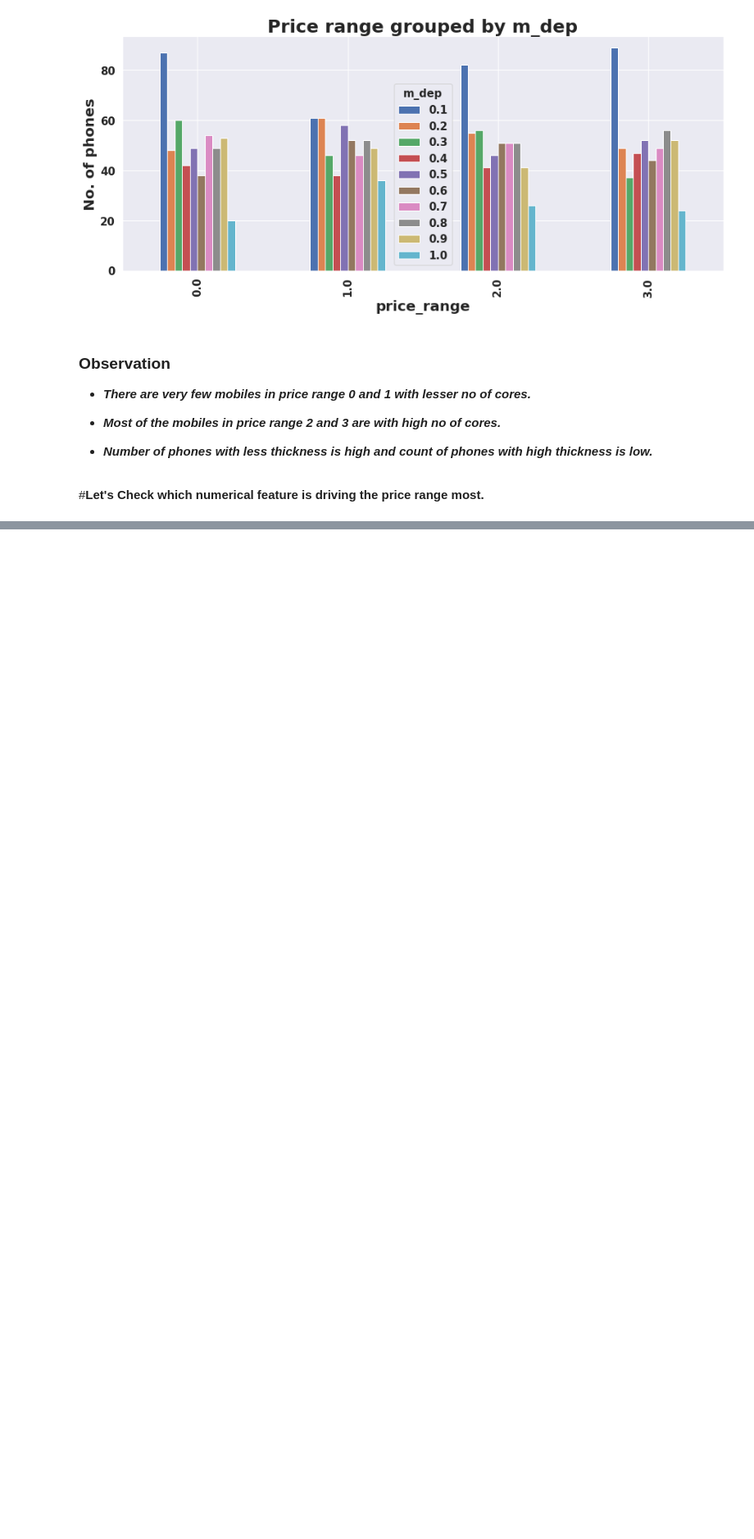
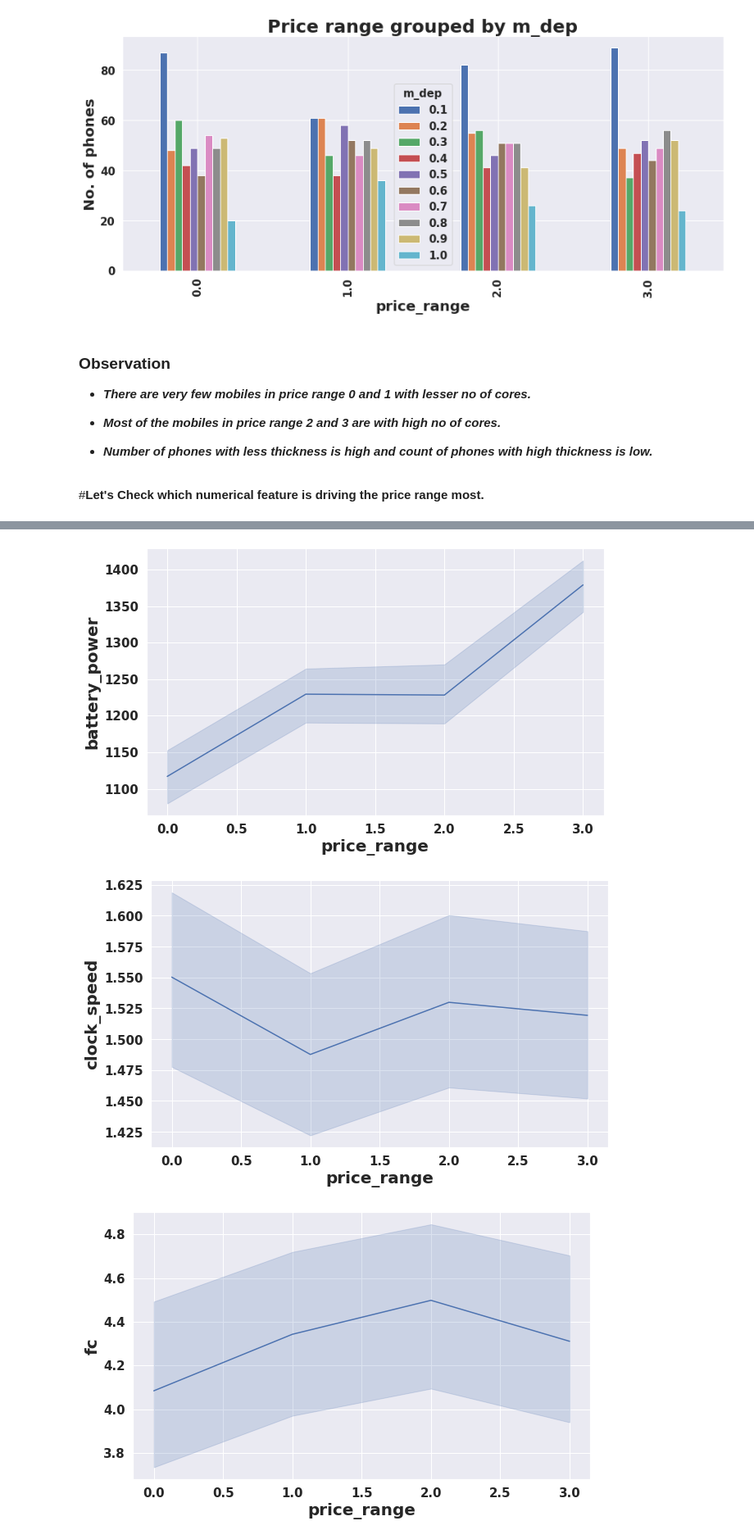
Before and after one commit to PremPatil0129/MobilePriceRangePrediction, a Jupyter notebook: MobilePriceRangePrediction.ipynb, the cells around one changed output, grey strips where cells are left out. Shown at 82% size. Saved outputs shown, nothing was run; the diff lists cells and outputs as text; code cells hidden in the pictures; blank space fills up the shorter version.

```diff
--- a/MobilePriceRangePrediction.ipynb
+++ b/MobilePriceRangePrediction.ipynb
@@ -373,0 +382,12 @@ for item in list_2:
+# %%
+list_1=['battery_power','clock_speed','fc','int_memory','m_dep','mobile_wt','n_cores','pc','px_height','px_width','sc_h','ram','sc_w','talk_time']
+# plotting boXplot and distribution
+counter=1
+for var in list_1:
+    plt.figure(figsize=(10,6))
+
+    sns.lineplot(x=mobile_data['price_range'],y=mobile_data[var])
+# %% [output]
+[figure, added]
+[figure, added]
+[figure, added]
```
Also changed, not shown: parts of 15 cells of this notebook.
